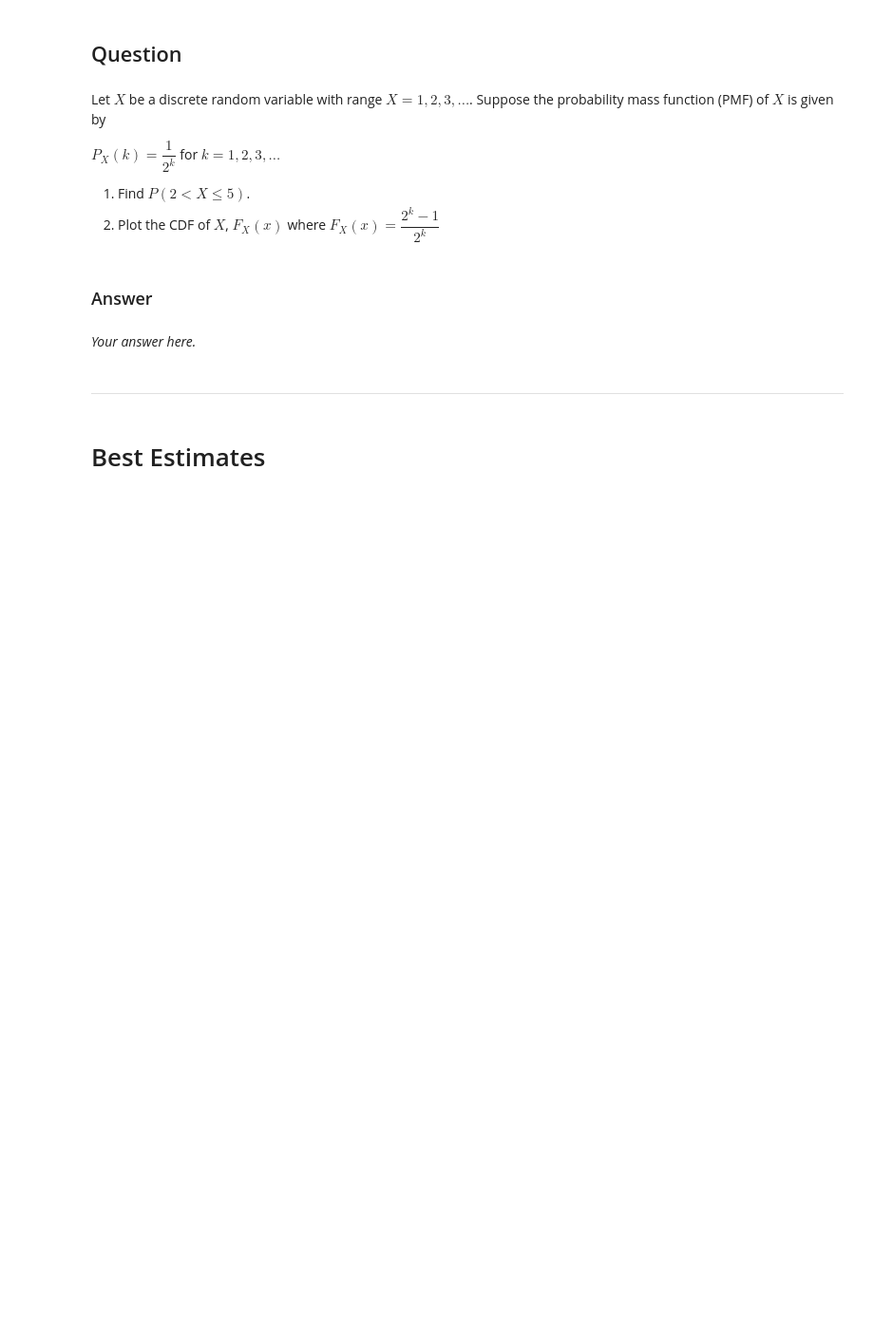
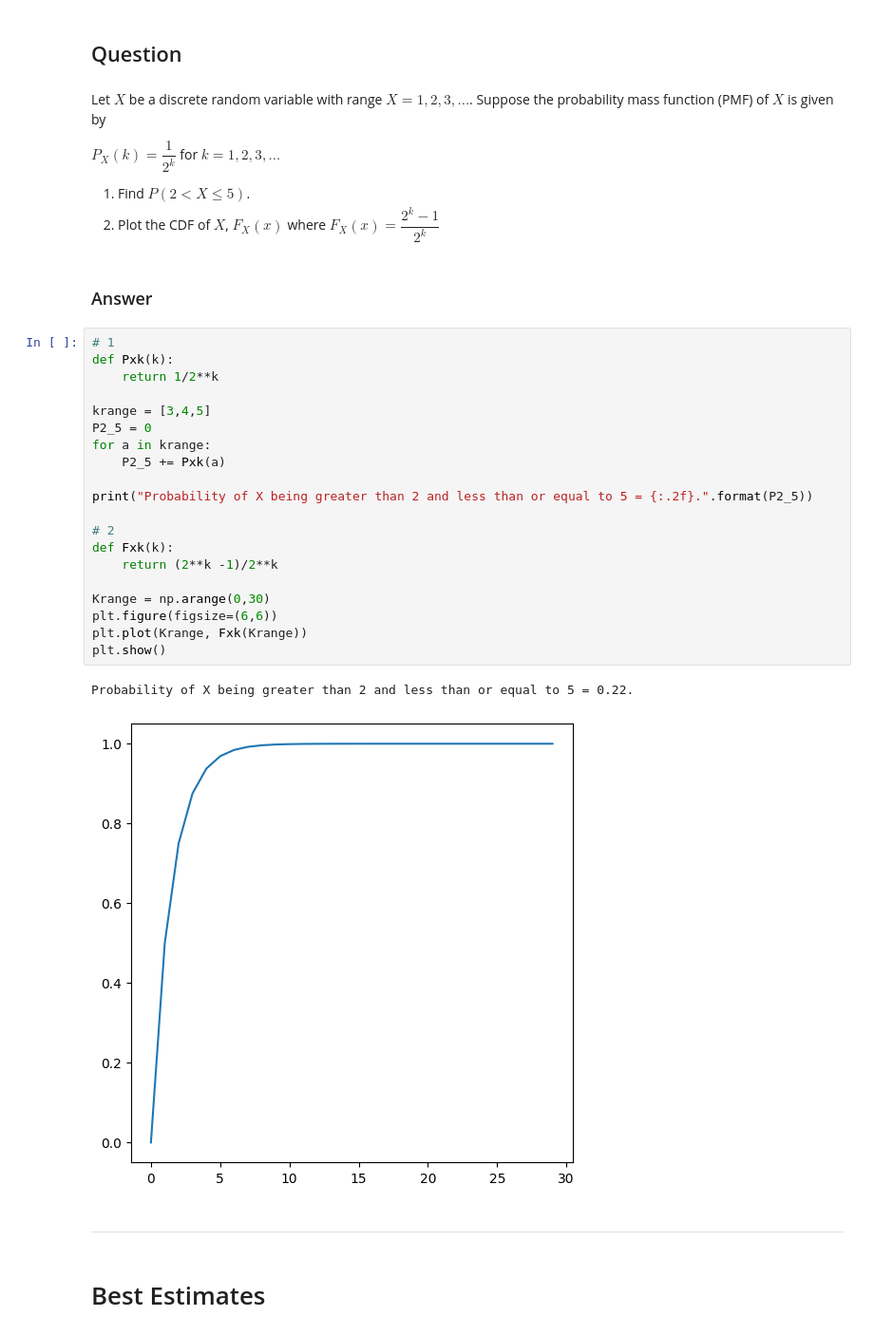
Before and after one commit to thomasarintoul/Data-Analysis-2024, a Jupyter notebook: blended_exercises/Chapter3/Chapter3_yourturn.ipynb, the cells around one changed output. Shown at 95% size. Cells and saved outputs as stored; diff of their text form; blank space fills up the shorter version.

```diff
--- a/blended_exercises/Chapter3/Chapter3_yourturn.ipynb
+++ b/blended_exercises/Chapter3/Chapter3_yourturn.ipynb
@@ -60,8 +131,29 @@ $P_X(k) = \dfrac{1}{2^k}$ for $k={1,2,3,...}$
     $F_X(x) = \dfrac{2^k-1}{2^k}$
 # %% [markdown]
 ### Answer
-# %% [markdown]
-*Your answer here.*
+# %%
+# 1
+def Pxk(k):
+    return 1/2**k
+
+krange = [3,4,5]
+P2_5 = 0
+for a in krange:
+    P2_5 += Pxk(a)
+
+print("Probability of X being greater than 2 and less than or equal to 5 = {:.2f}.".format(P2_5))
+
+# 2
+def Fxk(k):
+    return (2**k -1)/2**k
+
+Krange = np.arange(0,30)
+plt.figure(figsize=(6,6))
+plt.plot(Krange, Fxk(Krange))
+plt.show()
+# %% [output]
+Probability of X being greater than 2 and less than or equal to 5 = 0.22.
+[figure, added]
 # %% [markdown]
 ***
 # %% [markdown]
```
Also changed, not shown: parts of 11 cells of this notebook, 2 other files.
